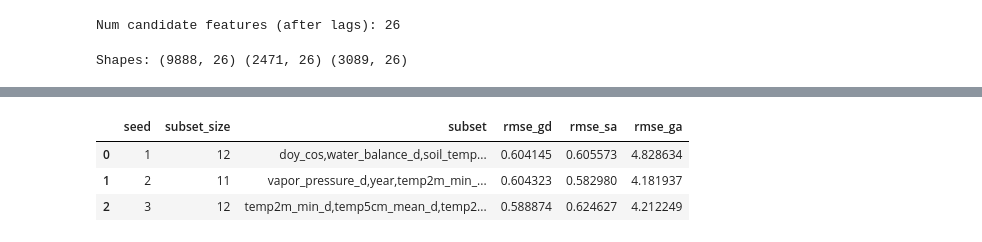
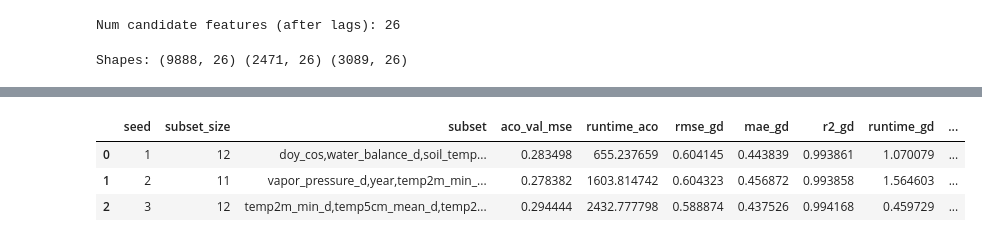
Before and after one commit to Lagpi/Bioinspired_Alg, a Jupyter notebook: BioInsp_alg.ipynb, the cells around one changed output, grey strips where cells are left out. Cells and saved outputs as stored; diff of their text form; code cells hidden in the pictures.

```diff
--- a/BioInsp_alg.ipynb
+++ b/BioInsp_alg.ipynb
@@ -676,6 +749,7 @@ rob
 # %%
 # Cell 16 — Optional: robustness INCLUDING ACO (slower)
-# This re-runs ACO per seed, then compares optimizers on the resulting subset.
+# Re-runs ACO per seed, then compares optimizers on the resulting subset.
+# Includes RMSE, MAE, R², and runtime for consistency.
 
 def run_full_pipeline(seed: int) -> Dict:
     gd_cfg_inner = GDConfig(lr=0.05, steps=1000, l2=0.0)
@@ -686,41 +760,104 @@ def run_full_pipeline(seed: int) -> Dict:
         evaporation=0.2,
         q=1.0,
         top_k=8,
         subset_min=2,
         subset_max=min(12, len(CANDIDATE_FEATURES)),
         seed=seed
     )
 
-    out = aco_feature_selection(X_train, y_train, X_val, y_val, CANDIDATE_FEATURES, aco_cfg, gd_cfg_inner)
+    # --- ACO feature selection
+    start = time.time()
+    out = aco_feature_selection(
+        X_train, y_train, X_val, y_val,
+        CANDIDATE_FEATURES, aco_cfg, gd_cfg_inner
+    )
+    runtime_aco = time.time() - start
+
     subset = out["best"]["features"]
     idx = np.array([CANDIDATE_FEATURES.index(f) for f in subset], dtype=int)
 
     Xtr = X_train[:, idx]
     Xte = X_test[:, idx]
 
+    # --- GD
+    start = time.time()
     w_gd, _ = fit_gd(Xtr, y_train, GDConfig(lr=0.05, steps=2500, l2=0.0))
-    rmse_gd = rmse(y_test, add_bias(Xte) @ w_gd)
+    runtime_gd = time.time() - start
+    pred_gd = add_bias(Xte) @ w_gd
 
-    w_sa, _ = fit_sa(Xtr, y_train, SAConfig(steps=4000, T0=1.0, alpha=0.997, step_sigma=0.05, seed=seed))
-    rmse_sa = rmse(y_test, add_bias(Xte) @ w_sa)
+    rmse_gd = np.sqrt(mean_squared_error(y_test, pred_gd))
+    mae_gd = mean_absolute_error(y_test, pred_gd)
+    r2_gd = r2_score(y_test, pred_gd)
 
-    w_ga, _ = fit_ga(Xtr, y_train, GAConfig(pop_size=60, generations=120, seed=seed))
-    rmse_ga = rmse(y_test, add_bias(Xte) @ w_ga)
+    # --- SA
+    start = time.time()
+    w_sa, _ = fit_sa(
+        Xtr, y_train,
+        SAConfig(
+            steps=4000,
+            T0=1.0,
+            alpha=0.997,
+            step_sigma=0.05,
+            seed=seed
+        )
+    )
+    runtime_sa = time.time() - start
+    pred_sa = add_bias(Xte) @ w_sa
+
+    rmse_sa = np.sqrt(mean_squared_error(y_test, pred_sa))
+    mae_sa = mean_absolute_error(y_test, pred_sa)
+    r2_sa = r2_score(y_test, pred_sa)
+
+    # --- GA
+    start = time.time()
+    w_ga, _ = fit_ga(
+        Xtr, y_train,
+        GAConfig(
+            pop_size=100,
+            generations=250,
+            elite=6,
+            mutation_rate=0.3,
+            mutation_sigma=0.1,
+            init_sigma=0.1,
+            seed=seed
+        )
+    )
+    runtime_ga = time.time() - start
+    pred_ga = add_bias(Xte) @ w_ga
+
+    rmse_ga = np.sqrt(mean_squared_error(y_test, pred_ga))
+    mae_ga = mean_absolute_error(y_test, pred_ga)
+    r2_ga = r2_score(y_test, pred_ga)
 
     return {
         "seed": seed,
         "subset_size": len(subset),
         "subset": ",".join(subset),
+
+        "aco_val_mse": out["best"]["mse"],
+        "runtime_aco": runtime_aco,
+
         "rmse_gd": rmse_gd,
+        "mae_gd": mae_gd,
+        "r2_gd": r2_gd,
+        "runtime_gd": runtime_gd,
+
         "rmse_sa": rmse_sa,
-        "rmse_ga": rmse_ga
+        "mae_sa": mae_sa,
+        "r2_sa": r2_sa,
+        "runtime_sa": runtime_sa,
+
+        "rmse_ga": rmse_ga,
+        "mae_ga": mae_ga,
+        "r2_ga": r2_ga,
+        "runtime_ga": runtime_ga,
     }
 
 seeds = [1, 2, 3]
 full_rob = pd.DataFrame([run_full_pipeline(s) for s in seeds])
 full_rob
 # %% [output]
-|  | seed | subset_size | subset | rmse_gd | rmse_sa | rmse_ga |
-| 0 | 1 | 12 | doy_cos,water_balance_d,soil_temp... | 0.604145 | 0.605573 | 4.828634 |
-| 1 | 2 | 11 | vapor_pressure_d,year,temp2m_min_... | 0.604323 | 0.582980 | 4.181937 |
-| 2 | 3 | 12 | temp2m_min_d,temp5cm_mean_d,temp2... | 0.588874 | 0.624627 | 4.212249 |
+|  | seed | subset_size | subset | aco_val_mse | runtime_aco | rmse_gd | mae_gd | r2_gd | runtime_gd | ... |
+| 0 | 1 | 12 | doy_cos,water_balance_d,soil_temp... | 0.283498 | 655.237659 | 0.604145 | 0.443839 | 0.993861 | 1.070079 | ... |
+| 1 | 2 | 11 | vapor_pressure_d,year,temp2m_min_... | 0.278382 | 1603.814742 | 0.604323 | 0.456872 | 0.993858 | 1.564603 | ... |
+| 2 | 3 | 12 | temp2m_min_d,temp5cm_mean_d,temp2... | 0.294444 | 2432.777798 | 0.588874 | 0.437526 | 0.994168 | 0.459729 | ... |
```
Also changed, not shown: parts of 7 cells of this notebook.
